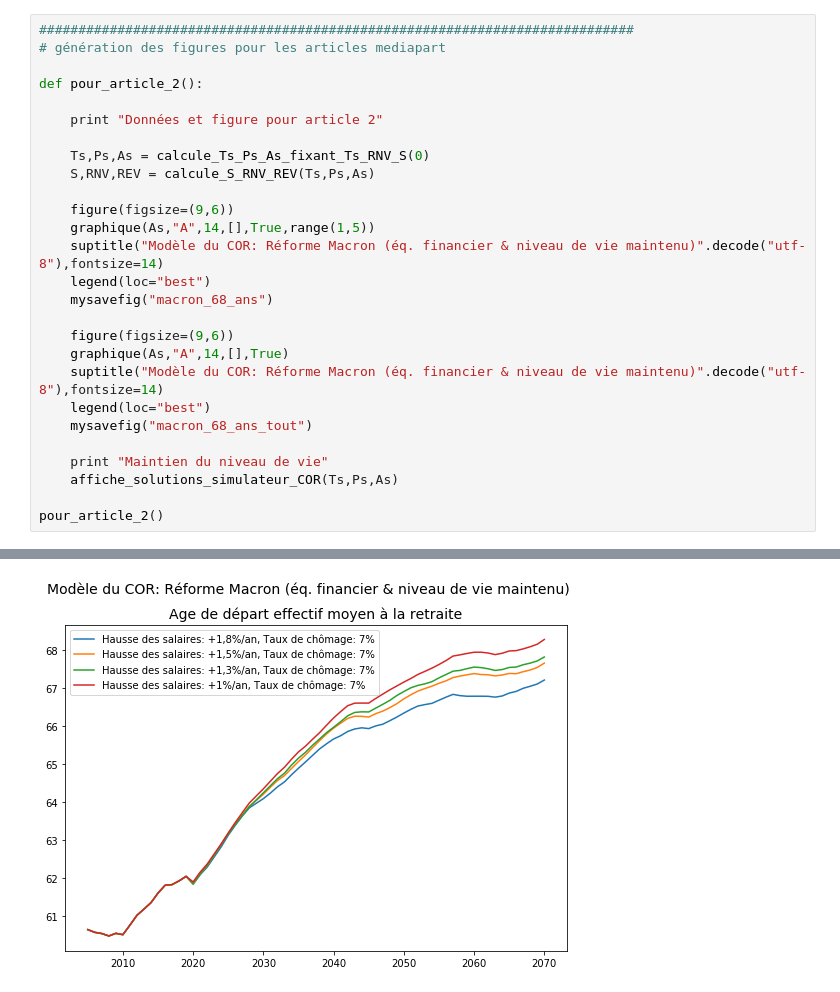
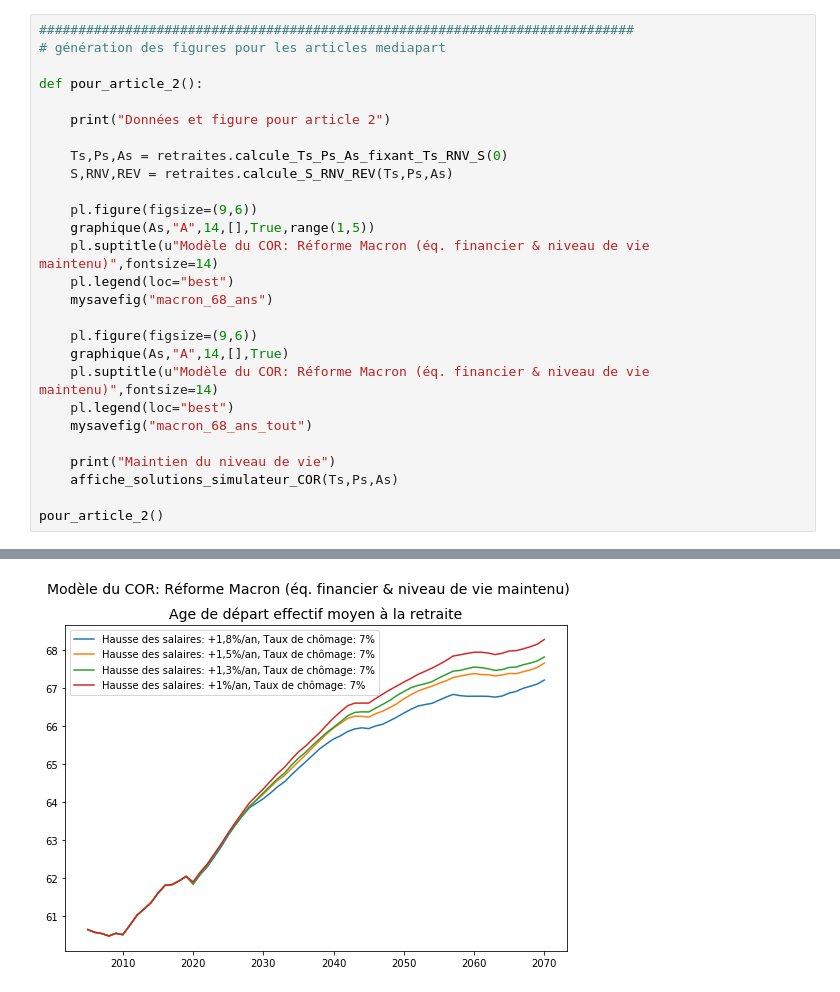
Before and after one commit to brunoscherrer/retraites, a Jupyter notebook: index.ipynb, the cells around one changed output, grey strips where cells are left out. Drawn from its saved outputs; the diff is of its cells as text.

```diff
--- a/index.ipynb
+++ b/index.ipynb
@@ -237,24 +236,24 @@ Pension:     50.2 50.2 50.2 50.2 50.2 50.2 50.2
 
 def pour_article_2():
 
-    print "Données et figure pour article 2"
+    print("Données et figure pour article 2")
 
-    Ts,Ps,As = calcule_Ts_Ps_As_fixant_Ts_RNV_S(0)
-    S,RNV,REV = calcule_S_RNV_REV(Ts,Ps,As)
+    Ts,Ps,As = retraites.calcule_Ts_Ps_As_fixant_Ts_RNV_S(0)
+    S,RNV,REV = retraites.calcule_S_RNV_REV(Ts,Ps,As)
 
-    figure(figsize=(9,6))
+    pl.figure(figsize=(9,6))
     graphique(As,"A",14,[],True,range(1,5))
-    suptitle("Modèle du COR: Réforme Macron (éq. financier & niveau de vie maintenu)".decode("utf-8"),fontsize=14)
-    legend(loc="best")
+    pl.suptitle(u"Modèle du COR: Réforme Macron (éq. financier & niveau de vie maintenu)",fontsize=14)
+    pl.legend(loc="best")
     mysavefig("macron_68_ans")
 
-    figure(figsize=(9,6))
+    pl.figure(figsize=(9,6))
     graphique(As,"A",14,[],True)
-    suptitle("Modèle du COR: Réforme Macron (éq. financier & niveau de vie maintenu)".decode("utf-8"),fontsize=14)
-    legend(loc="best")
+    pl.suptitle(u"Modèle du COR: Réforme Macron (éq. financier & niveau de vie maintenu)",fontsize=14)
+    pl.legend(loc="best")
     mysavefig("macron_68_ans_tout")
 
-    print "Maintien du niveau de vie"
+    print("Maintien du niveau de vie")
     affiche_solutions_simulateur_COR(Ts,Ps,As)
 
 pour_article_2()
@@ -279 +278 @@ Pension:     49.1 48.6 47.5 46.6 45.2 44.5 43.7
-[figure, old version]
+[figure, new version]
```
Also changed, not shown: parts of 9 cells of this notebook, 3 other files.
